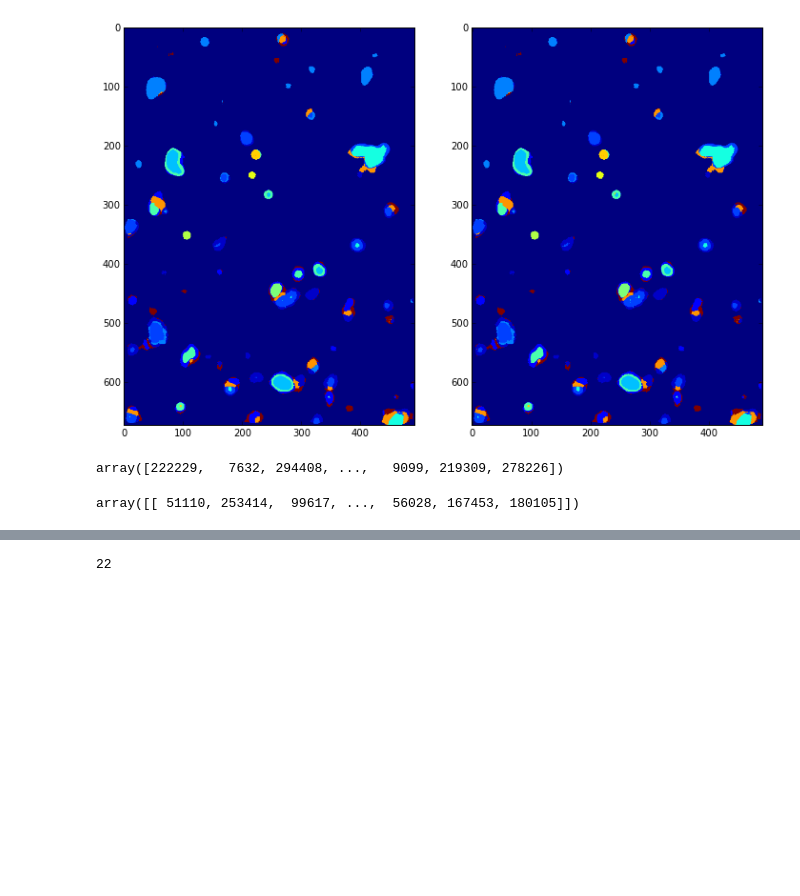
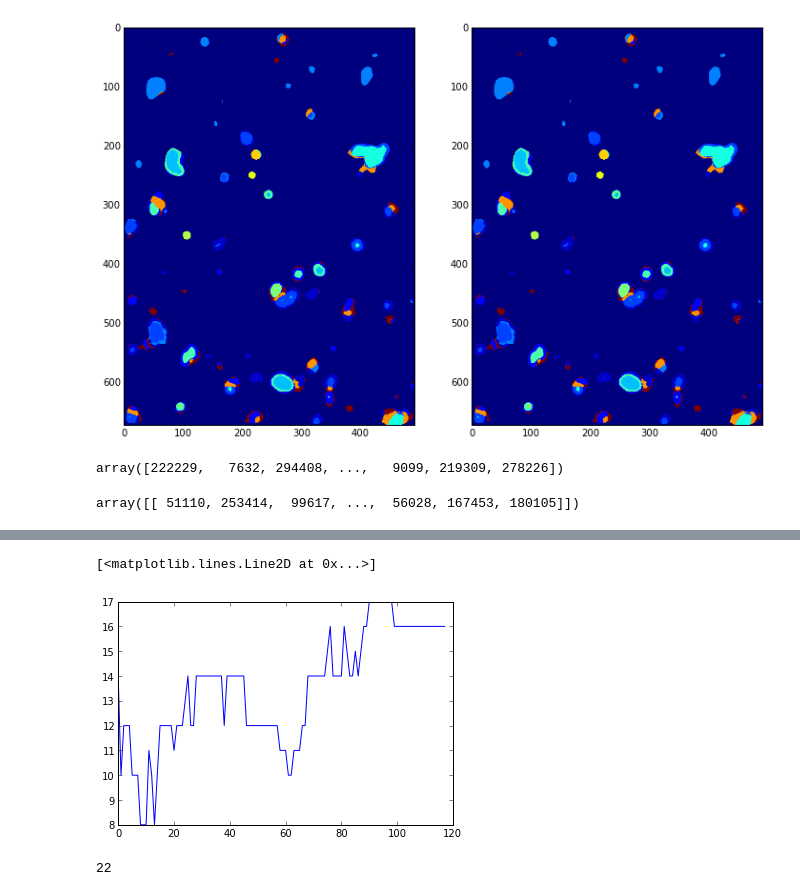
Before and after one commit to klchan13/biosignatures, a Jupyter notebook: notebooks/06-21-14 - Random locations.ipynb, the cells around one changed output, grey strips where cells are left out. Drawn from its saved outputs; the diff is of its cells as text; code cells hidden in the pictures; blank space fills up the shorter version.

```diff
--- a/notebooks/06-21-14 - Random locations.ipynb
+++ b/notebooks/06-21-14 - Random locations.ipynb
@@ -216,0 +283,2 @@ for itr in np.arange(max_itr):
+# %%
+med_clust_diffs_80_120 = np.concatenate((med_clust_diffs_60_78, med_clust_diffs[np.where(med_clust_diffs)]))
@@ -222,3 +311,8 @@ a = 3
+# %%
+plot(med_clust_diffs_80_120)
+# %% [output]
+[<matplotlib.lines.Line2D at 0x...>]
+[figure, added]
 # %%
 b = 4
 # %%
```
Also changed, not shown: parts of 20 cells of this notebook, 2 other files.
